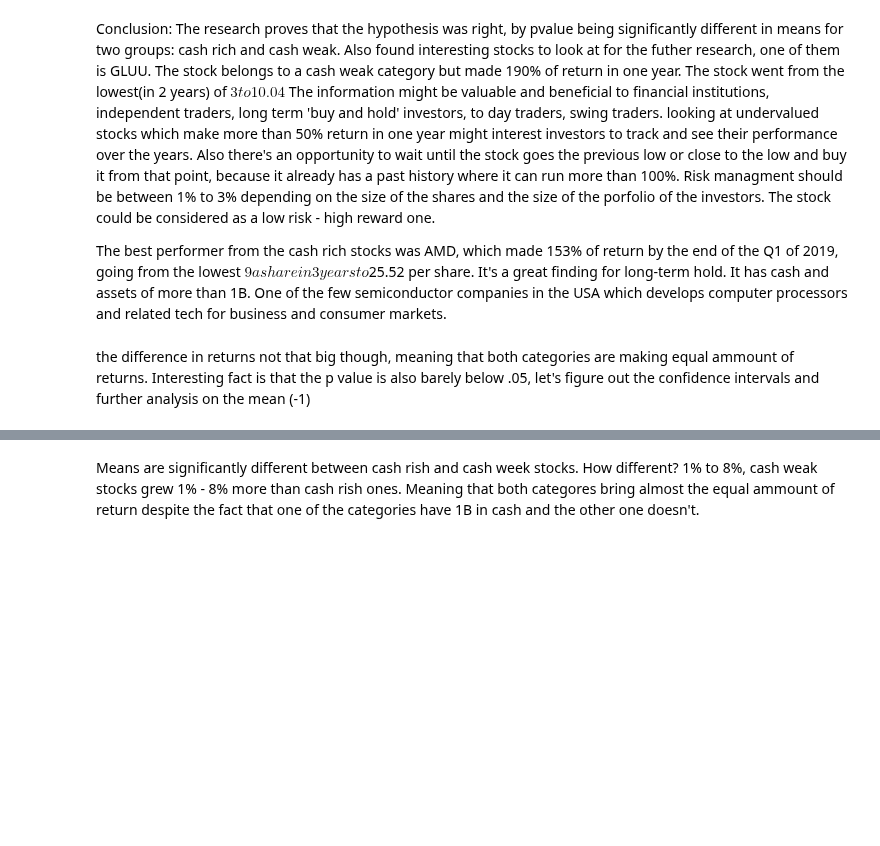
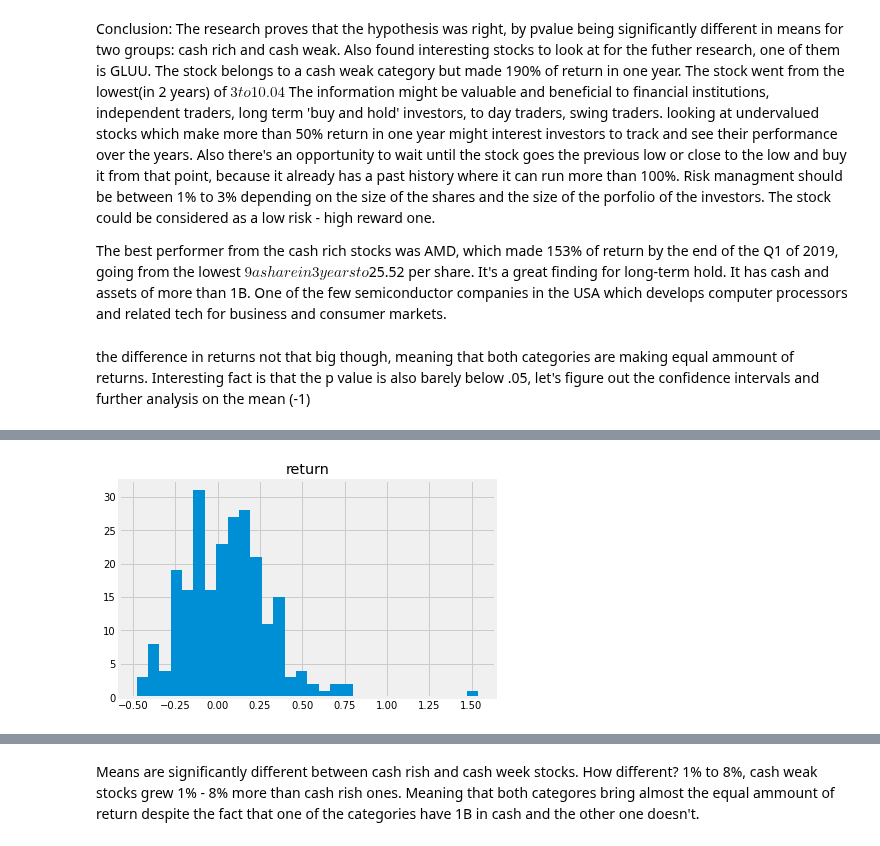
Before and after one commit to Gaukhar-ai/for_my_Thinkful_work, a Jupyter notebook: capstone/best_worst_stock_performers_with_without_1B.ipynb, the cells around one changed output, grey strips where cells are left out. Saved outputs shown, nothing was run; the diff lists cells and outputs as text; code cells hidden in the pictures; blank space fills up the shorter version.

```diff
--- a/capstone/best_worst_stock_performers_with_without_1B.ipynb
+++ b/capstone/best_worst_stock_performers_with_without_1B.ipynb
@@ -379,0 +408,8 @@ sns.jointplot(x=cash_rich, y=cash_weak, data=iris)
+# %%
+cash_rich.hist(column="return", bins=30)
+df2018 = df2018[df2018["return"] <= 2]
+xlabel = 'return'
+ylabel = 'number of companies'
+ # what's the findings here?
+# %% [output]
+[figure, added]
```
Also changed, not shown: parts of 10 cells of this notebook, 5 other files.
